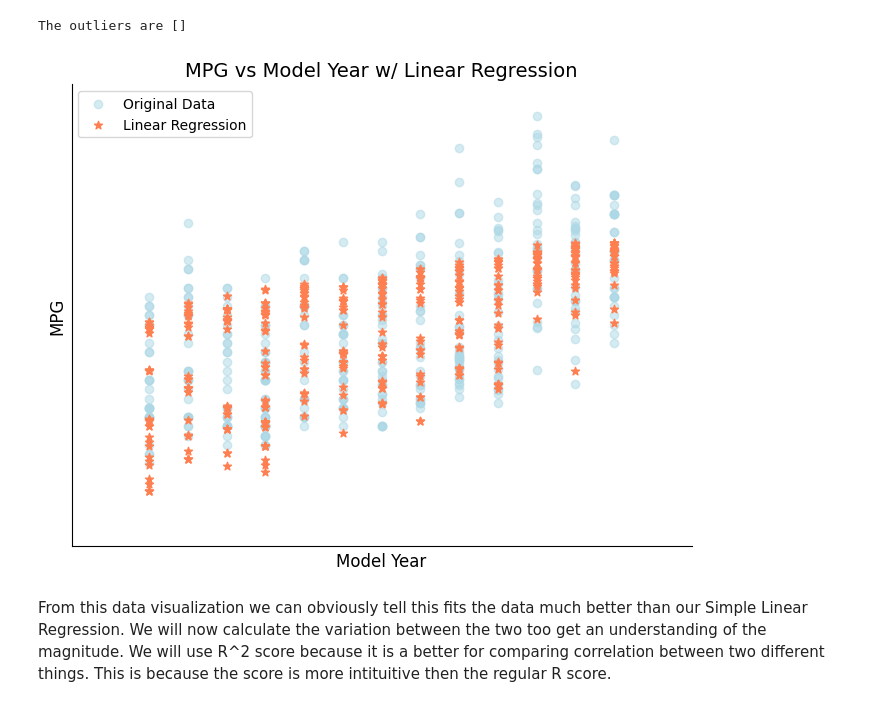
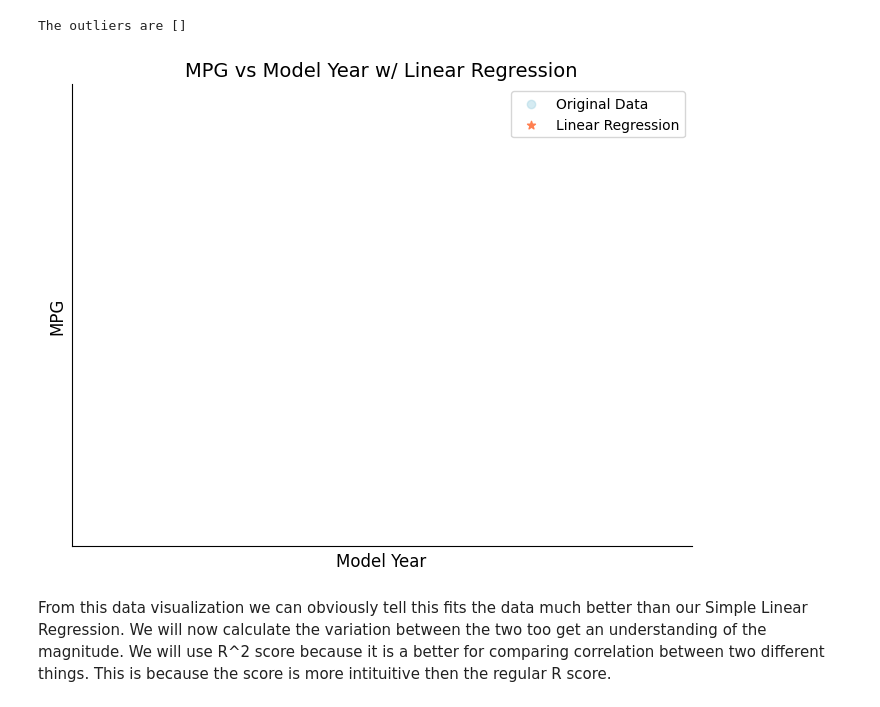
Before and after one commit to adenletchworth/Auto-MPG-Data-Analysis, a Jupyter notebook: dataAnalysis.ipynb, the cells around one changed output. Saved outputs shown, nothing was run; the diff lists cells and outputs as text; code cells hidden in the pictures.

```diff
--- a/dataAnalysis.ipynb
+++ b/dataAnalysis.ipynb
@@ -267,7 +307,7 @@ x_list = []
 y_list = []
 z_list = []
 
-with writer.saving(fig,'Model_Year_vs_MPG_LinReg.gif',100):
+"""with writer.saving(fig,'Model_Year_vs_MPG_LinReg.gif',100):
     for i in range(len(x)):
 
         x_list.append(x[i])
@@ -285,7 +325,7 @@ with writer.saving(fig,'Model_Year_vs_MPG_LinReg.gif',100):
         scatter.set_offsets(np.column_stack((x_list,y_list)))
         linReg.set_data(x_train,predict_y)
 
-        writer.grab_frame()
+        writer.grab_frame()"""
 
 plt.show()
 # %% [output]
@@ -412,36 +452,36 @@ y_list = y.tolist()
 z_list = []
 
 writer= PillowWriter(fps=500)
 
-with writer.saving(fig,'Model_Year_vs_MPG_MultiLinReg.gif',100):
+"""with writer.saving(fig,'Model_Year_vs_MPG_MultiLinReg.gif',100):
     for i in x:
         x_list.pop()
         y_list.pop()
 
         scatter.set_offsets(np.column_stack((x_list,y_list)))
         if(len(x_list) % 5 == 0):
             writer.grab_frame()
 
     for i in range(len(x)):
         x_list.append(x[i])
         y_list.append(multiPred_y[i])
 
         linReg.set_offsets(np.column_stack((x_list,y_list)))
         if(i % 5 == 0):
             writer.grab_frame()
 
     for t in range(1000):
         scatter.set_offsets(np.column_stack((x,y)))
         linReg.set_offsets(np.column_stack((fitted_X,multiPred_y)))
-        writer.grab_frame()
+        writer.grab_frame() """
 
 
 plt.legend() # add legend
 plt.grid() # add grid
 
 plt.show()
 # %% [output]
-[figure, old version]
+[figure, new version]
 # %% [markdown]
 From this data visualization we can obviously tell this fits the data much better than our Simple Linear Regression. We will now calculate the variation between the two too get an understanding of the magnitude. We will use R^2 score because it is a better for comparing correlation between two different things. This is because the score is more intituitive then the regular R score.
 # %%
```
Also changed, not shown: parts of 21 cells of this notebook.
